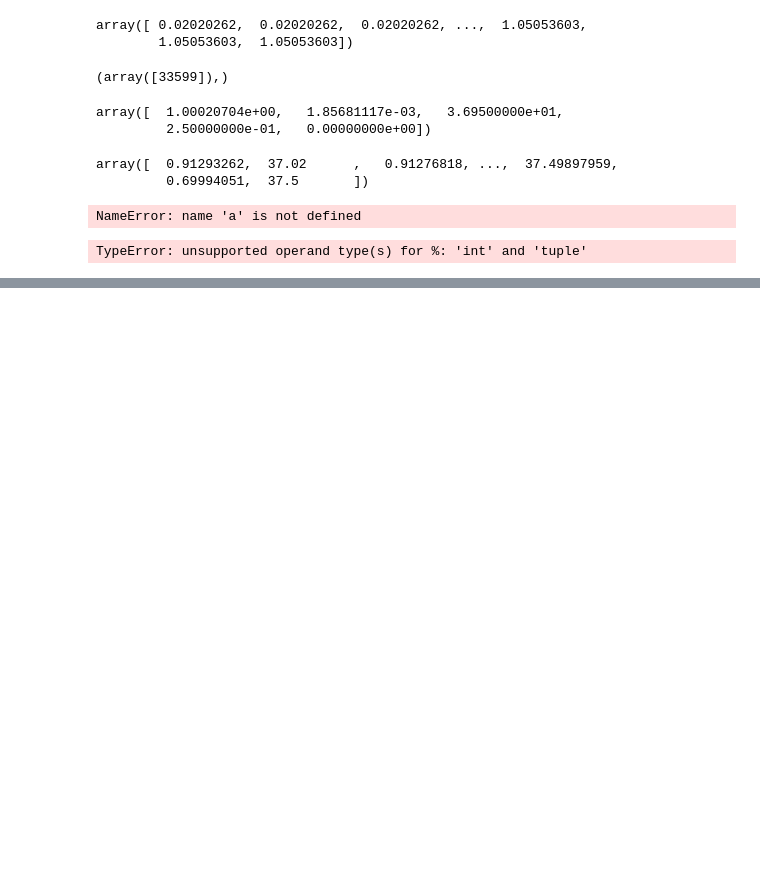
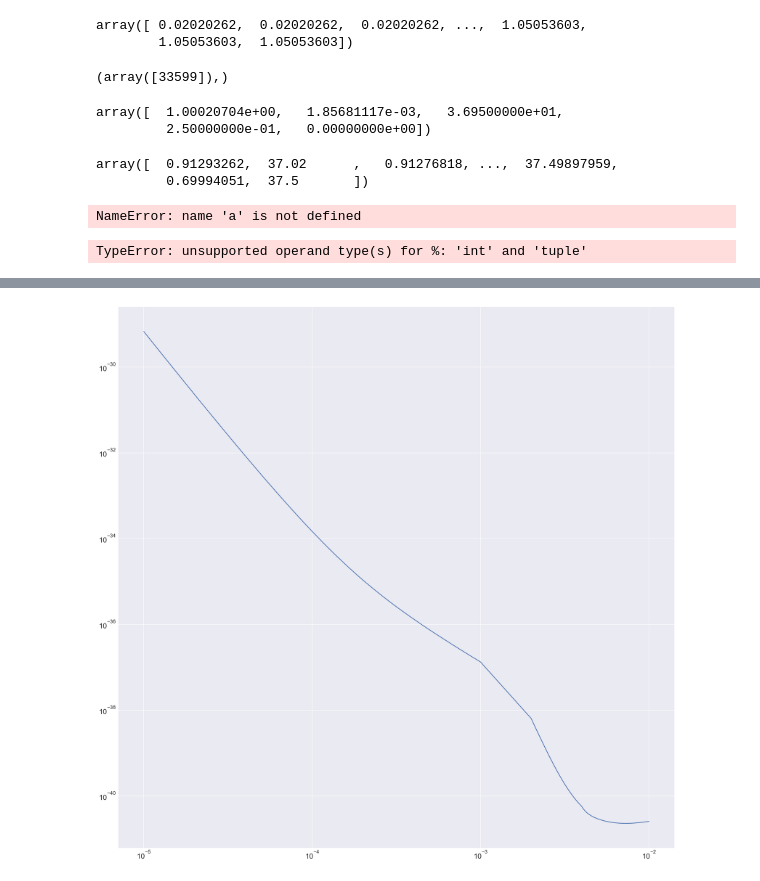
Before and after one commit to shanzhoupeng/GW-simu, a Jupyter notebook: notebook/dataVisual.ipynb, the cells around one changed output, grey strips where cells are left out. Saved outputs shown, nothing was run; the diff lists cells and outputs as text; code cells hidden in the pictures; blank space fills up the shorter version.

```diff
--- a/notebook/dataVisual.ipynb
+++ b/notebook/dataVisual.ipynb
@@ -428,0 +482,22 @@ list
+# %%
+N=10000
+fs=np.linspace(-5.0,-2.0,N)
+fr=np.power(10,fs)
+ss=np.zeros(N)
+i=0
+while i<N:
+    ss[i]=S_n_lisa(fr[i])
+    i=i+1
+# %%
+fig1=plt.figure(figsize=(25,25),dpi=150)
+#plt.ylabel('FF',fontsize=25)
+#plt.xlabel(r'$M_c/m_{\odot}$',fontsize=25)
+plt.xticks(fontsize=18)
+plt.yticks(fontsize=18)
+plt.plot(fr,ss,label="LISA N2A5")
+plt.xscale('log')
+plt.yscale('log')
+plt.legend(loc='upper left')
+plt.show()
+# %% [output]
+[figure, added]
```
Also changed, not shown: parts of 16 cells of this notebook, 5 other files.
